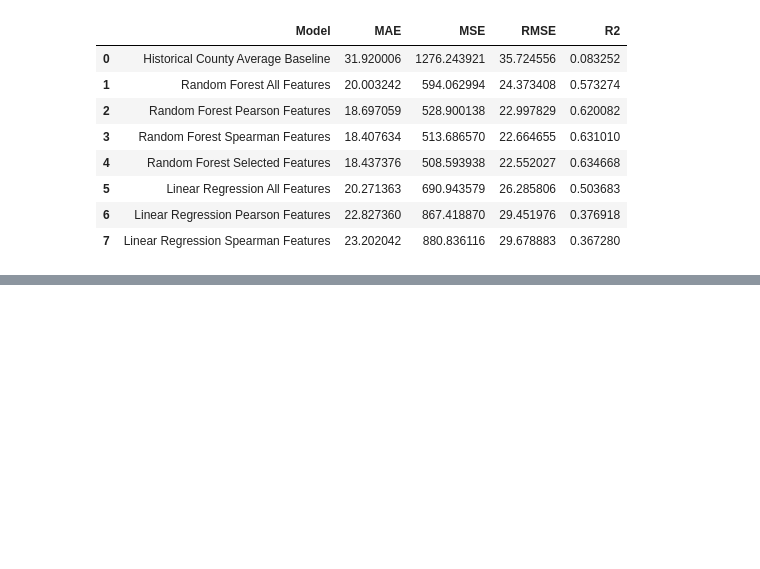
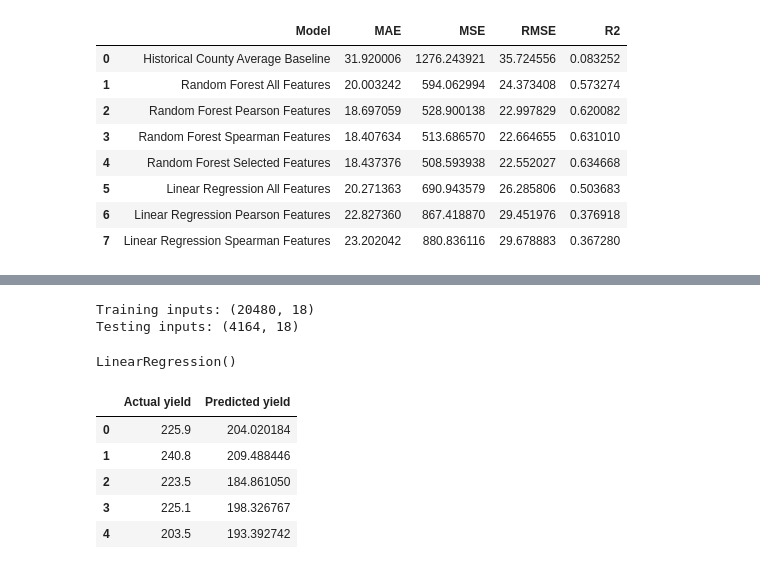
Before and after one commit to JTRIII/corn-yield-thesis, a Jupyter notebook: notebooks/06_model_evaluation_and_final_results.ipynb, the cells around one changed output, grey strips where cells are left out. Cells and saved outputs as stored; diff of their text form; code cells hidden in the pictures; blank space fills up the shorter version.

```diff
--- a/notebooks/06_model_evaluation_and_final_results.ipynb
+++ b/notebooks/06_model_evaluation_and_final_results.ipynb
@@ -2763,0 +2766,37 @@ final_model_comparison
+# %%
+print("Training inputs:", X_final_train_rf.shape)
+print("Testing inputs:", X_final_test_rf.shape)
+# %% [output]
+Training inputs: (20480, 18)
+Testing inputs: (4164, 18)
+# %%
+# Scale the predictors
+final_scaler_rf = StandardScaler()
+
+X_final_train_rf_scaled = final_scaler_rf.fit_transform(X_final_train_rf)
+X_final_test_rf_scaled = final_scaler_rf.transform(X_final_test_rf)
+# %%
+# Create Model
+final_lr_selected = LinearRegression()
+# %%
+# Train Model
+final_lr_selected.fit(X_final_train_rf_scaled, y_final_train)
+# %% [output]
+LinearRegression()
+# %%
+# Predictions
+final_lr_selected_predictions = final_lr_selected.predict(X_final_test_rf_scaled)
+# %%
+final_lr_selected_preview = pd.DataFrame({
+    "Actual yield": y_test,
+    "Predicted yield": final_lr_selected_predictions
+}, index=X_final_test_rf.index)
+
+final_lr_selected_preview.head()
+# %% [output]
+|  | Actual yield | Predicted yield |
+| 0 | 225.9 | 204.020184 |
+| 1 | 240.8 | 209.488446 |
+| 2 | 223.5 | 184.861050 |
+| 3 | 225.1 | 198.326767 |
+| 4 | 203.5 | 193.392742 |
```
Also changed, not shown: parts of 7 cells of this notebook.
